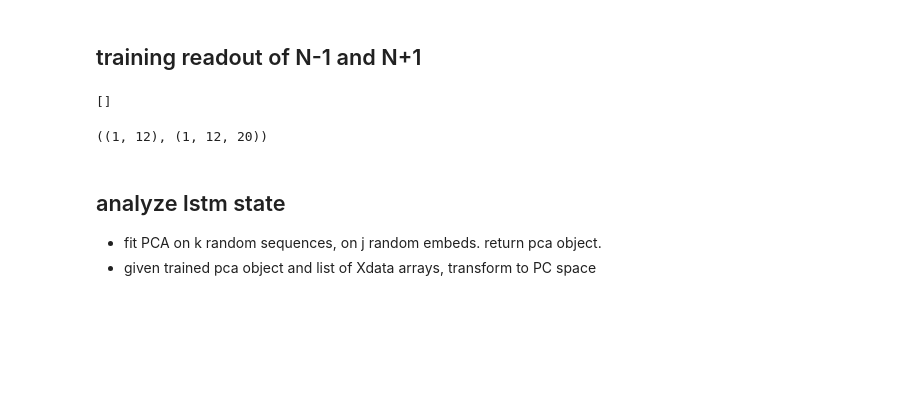
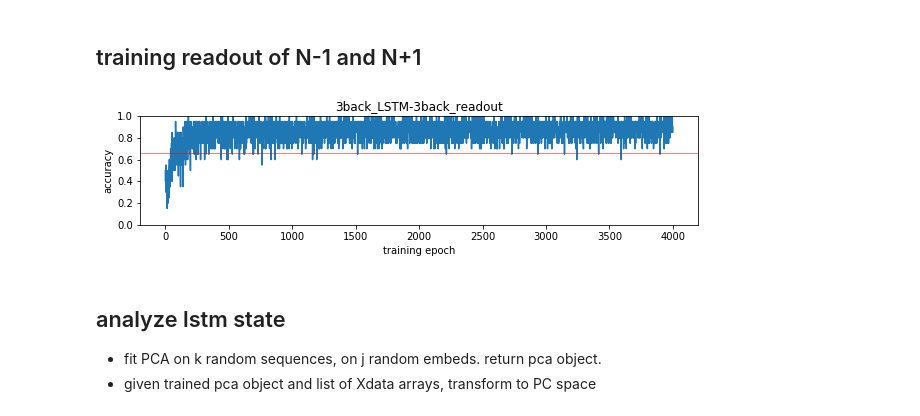
Before and after one commit to andrebeu/nback, a Jupyter notebook: nback.ipynb, the cells around one changed output. Cells and saved outputs as stored; diff of their text form; code cells hidden in the pictures; blank space fills up the shorter version.

Commit message:
readout experiment

```diff
--- a/nback.ipynb
+++ b/nback.ipynb
@@ -69,31 +72,2 @@ Text(0.5,0,'trials')
 # %% [markdown]
 ## training readout of N-1 and N+1
-# %%
-tpe=12
-nback = 2
-task = NMBackTask(nback,nback,nstim=3)
-Xdata,Ydata = task.gen_seq(tpe,task_flag=0)
-st_arr = trainer.unroll_states(Xdata)
-net=ML
-with net.graph.as_default():
-  y_onehot = tf.one_hot(Ydata,2)
-  dropout_lstmout = tf.keras.layers.Dropout(rate=(net.dropout_rate))
-  readout = tf.keras.layers.Dense(2,activation=None,name='READOUT')
-  logits = readout(dropout_lstmout(st_arr))
-  train_loss = tf.nn.softmax_cross_entropy_with_logits_v2(
-                  labels=y_onehot,
-                  logits=logits)
-  minimizer = tf.train.AdamOptimizer(0.001).minimize(train_loss)
-#   print(tf.get_collection(tf.GraphKeys.))
-
-  varL = net.sess.run(tf.report_uninitialized_variables())
-  print([v.initializer for v in varL if type(v)==tf.Variable])
-#   print(net.sess.run([v.initializer for v in tf.report_uninitialized_variables()]))
-# _,loss = net.sess.run([minimizer,train_loss],{net.dropout_rate:0.1})
-# print(loss)
-# %% [output]
-[]
-# %%
-Ydata.shape,st_arr.shape
-# %% [output]
-((1, 12), (1, 12, 20))
@@ -116,3 +107,38 @@ for epnum in range(nepochs):
+# %%
+tpe = 20
+nback = 3
+
+task = NMBackTask(nback,nback,nstim=3)
+
+neps = 4000
+loss = -np.ones(neps)
+acc = -np.ones(neps)
+for ep in range(neps):
+
+  Xdata,Ydata = task.gen_seq(tpe,task_flag=0)
+  starr = trainer.unroll_states(Xdata)
+  if ep == neps/2:
+    pass
+#     trainer.net.sess.run(trainer.net.randomize_stim_emat)
+  feed_dict = {stph:starr,yph:Ydata}
+  sess.run(init_itr,feed_dict)
+
+  ysm,yhot,_ = sess.run([y_sm,y_hot,minimizer],feed_dict)
+  ep_acc = ysm.argmax(2) == yhot.argmax(2)
+  loss[ep] = ep_loss.mean()
+  acc[ep] = ep_acc.mean()
+# %%
+plt.figure(figsize=(10,2))
+plt.plot(acc)
+plt.axhline(.66,c='r',lw=.5)
+title = '3back_LSTM-%iback_readout'%(nback)
+plt.title(title)
+plt.xlabel('training epoch')
+plt.ylabel('accuracy')
+plt.ylim(0,1)
+plt.savefig('figures/'+title)
+# %% [output]
+[figure, added]
 # %% [markdown]
 ## analyze lstm state
 - fit PCA on k random sequences, on j random embeds. return pca object.
```
Also changed, not shown: parts of 8 cells of this notebook.
